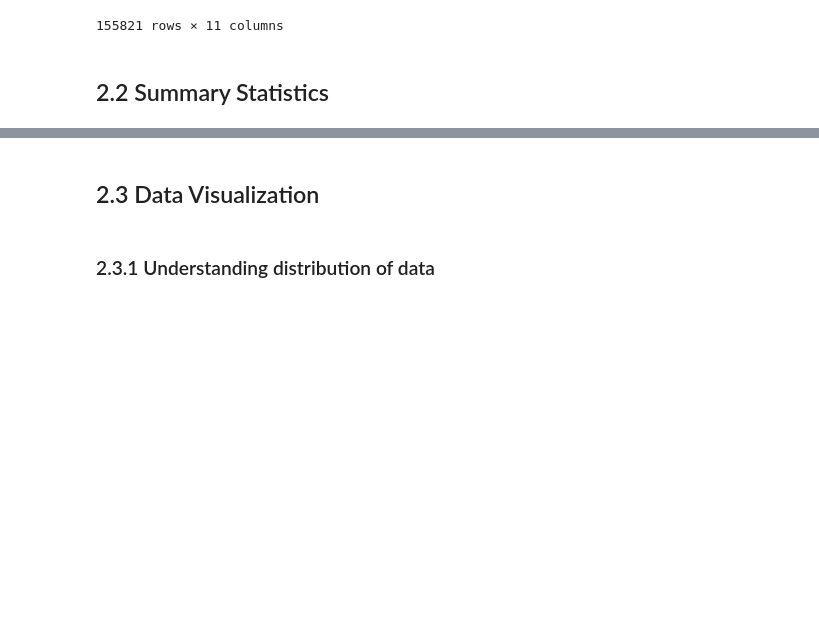
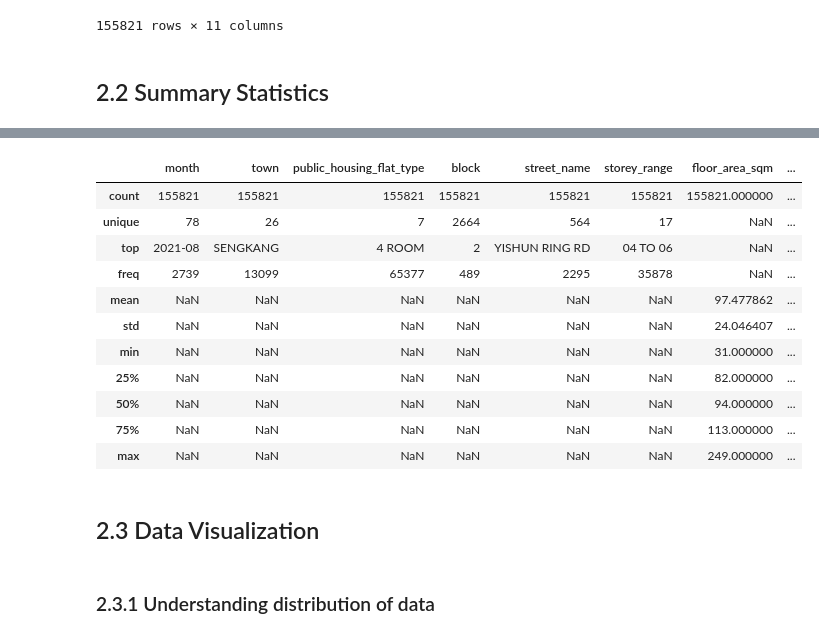
Before and after one commit to gesvda/mldp-project, a Jupyter notebook: MLDP Program Codes Submission Template.ipynb, the cells around one changed output, grey strips where cells are left out. Drawn from its saved outputs; the diff is of its cells as text; code cells hidden in the pictures; blank space fills up the shorter version.

```diff
--- a/MLDP Program Codes Submission Template.ipynb
+++ b/MLDP Program Codes Submission Template.ipynb
@@ -63,5 +97,19 @@ df
 # %%
 ## Describe data distribution
+df.describe(include="all")
+# %% [output]
+|  | month | town | public_housing_flat_type | block | street_name | storey_range | floor_area_sqm | ... |
+| count | 155821 | 155821 | 155821 | 155821 | 155821 | 155821 | 155821.000000 | ... |
+| unique | 78 | 26 | 7 | 2664 | 564 | 17 | NaN | ... |
+| top | 2021-08 | SENGKANG | 4 ROOM | 2 | YISHUN RING RD | 04 TO 06 | NaN | ... |
+| freq | 2739 | 13099 | 65377 | 489 | 2295 | 35878 | NaN | ... |
+| mean | NaN | NaN | NaN | NaN | NaN | NaN | 97.477862 | ... |
+| std | NaN | NaN | NaN | NaN | NaN | NaN | 24.046407 | ... |
+| min | NaN | NaN | NaN | NaN | NaN | NaN | 31.000000 | ... |
+| 25% | NaN | NaN | NaN | NaN | NaN | NaN | 82.000000 | ... |
+| 50% | NaN | NaN | NaN | NaN | NaN | NaN | 94.000000 | ... |
+| 75% | NaN | NaN | NaN | NaN | NaN | NaN | 113.000000 | ... |
+| max | NaN | NaN | NaN | NaN | NaN | NaN | 249.000000 | ... |
 # %% [markdown]
 ## 2.3 Data Visualization
 # %% [markdown]
```
Also changed, not shown: parts of 2 cells of this notebook.
